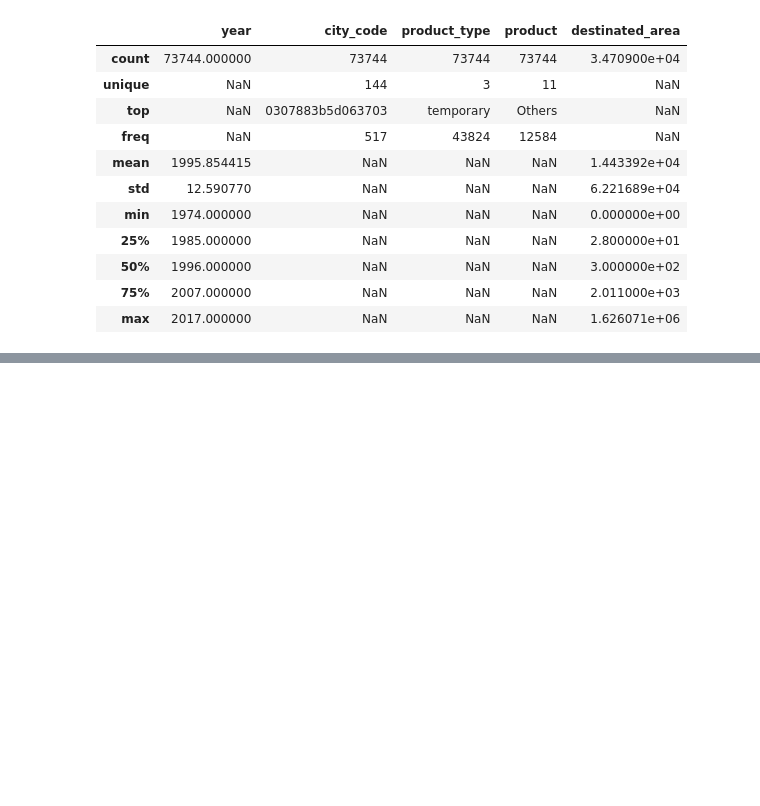
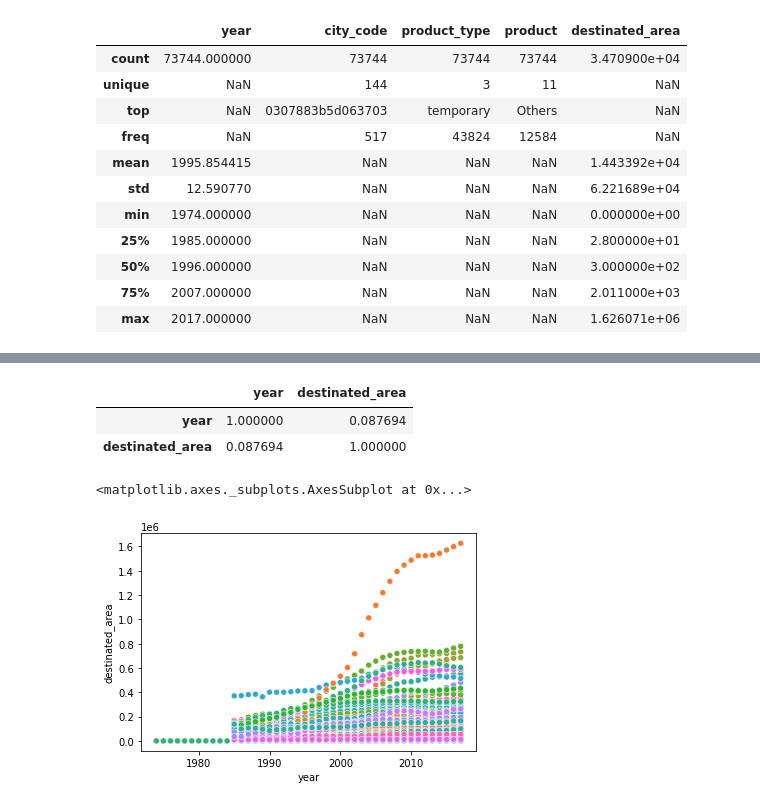
Before and after one commit to Marcos-Tonari-Diaz/Desafio_Bain_2022, a Jupyter notebook: Datathon.ipynb, the cells around one changed output, grey strips where cells are left out. Cells and saved outputs as stored; diff of their text form; code cells hidden in the pictures; blank space fills up the shorter version.

```diff
--- a/Datathon.ipynb
+++ b/Datathon.ipynb
@@ -85,0 +112,11 @@ historical_database.describe(include="all")
+# %%
+historical_database.corr()
+# %% [output]
+|  | year | destinated_area |
+| year | 1.000000 | 0.087694 |
+| destinated_area | 0.087694 | 1.000000 |
+# %%
+sns.scatterplot(historical_database['year'], historical_database['destinated_area'], hue=historical_database['city_code'], legend=False)
+# %% [output]
+<matplotlib.axes._subplots.AxesSubplot at 0x...>
+[figure, added]
```
Also changed, not shown: parts of 8 cells of this notebook.
